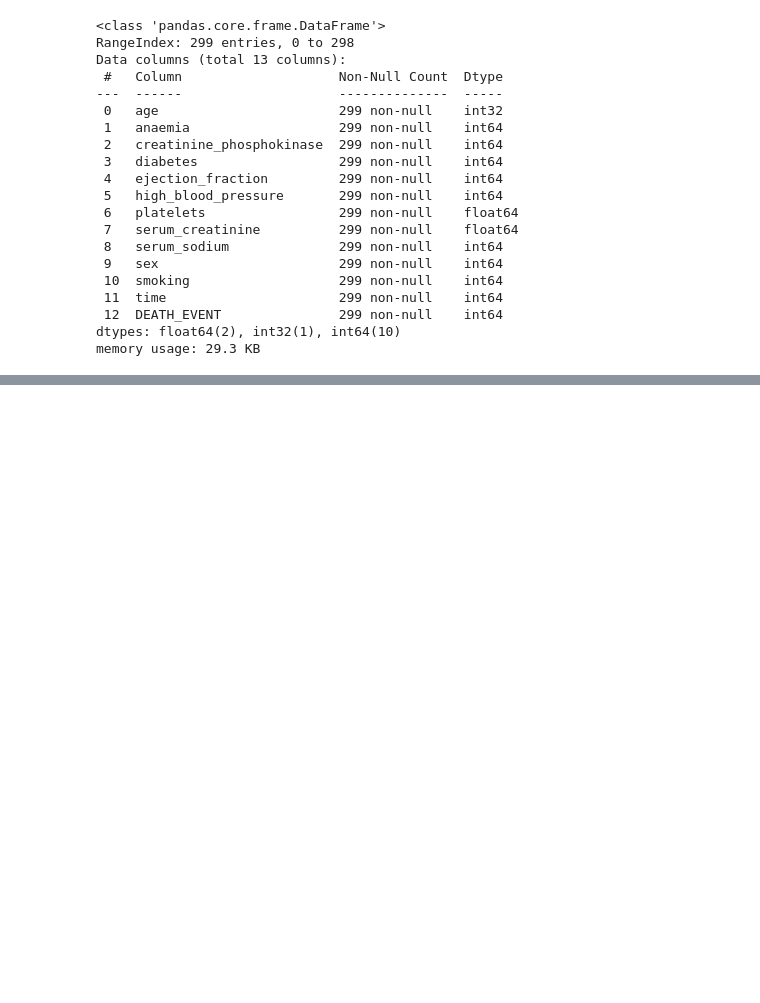
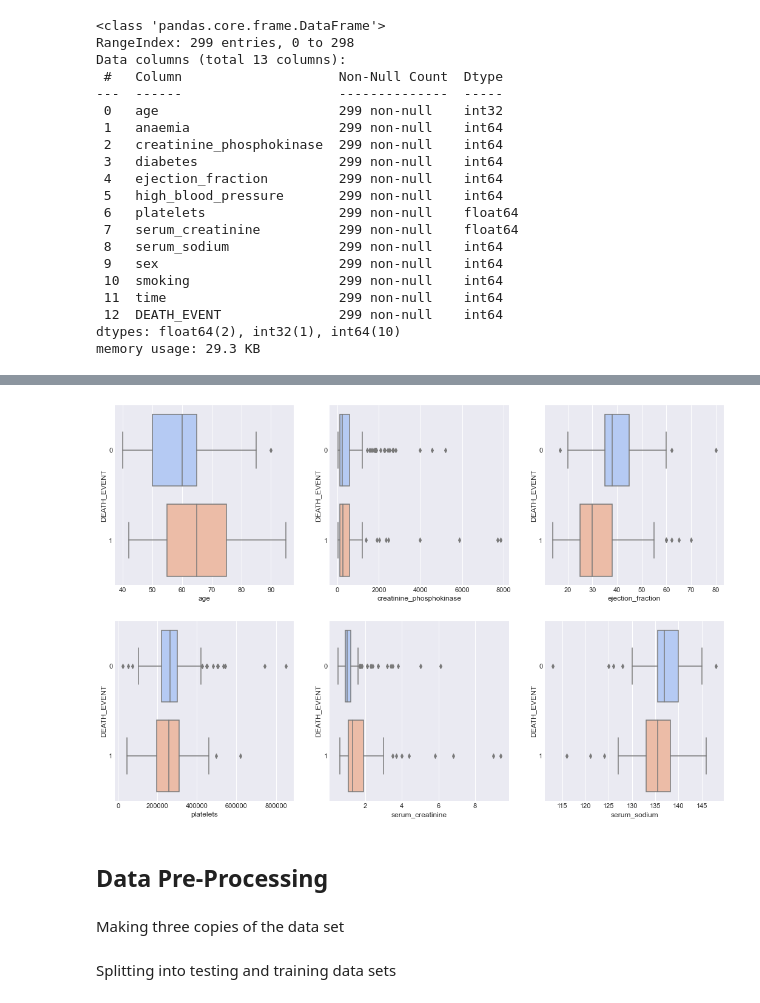
Before and after one commit to sushamasivananthan/MachineLearning, a Jupyter notebook: Heart_Failure_Analysis/heart_failure.ipynb, the cells around one changed output, grey strips where cells are left out. Saved outputs shown, nothing was run; the diff lists cells and outputs as text; code cells hidden in the pictures; blank space fills up the shorter version.

```diff
--- a/Heart_Failure_Analysis/heart_failure.ipynb
+++ b/Heart_Failure_Analysis/heart_failure.ipynb
@@ -138,0 +129,17 @@ print("statement added")
+# %%
+%matplotlib inline
+
+_ = [0, 2, 4, 6, 7, 8]
+_ = list(enumerate([list(df.columns)[i] for i in _], start=1))
+_
+
+fig = plt.figure(figsize=[18,12])
+for index, col_name in _:
+    ax = fig.add_subplot(2, 3, index)
+    sns.boxplot(x=col_name, y='DEATH_EVENT', data=df, palette="coolwarm", orient='h')
+# %% [output]
+[figure, added]
+# %% [markdown]
+## Data Pre-Processing
+# %% [markdown]
+Making three copies of the data set
@@ -138,0 +154,2 @@ print("statement added")
+# %% [markdown]
+Splitting into testing and training data sets
```
Also changed, not shown: parts of 22 cells of this notebook.
